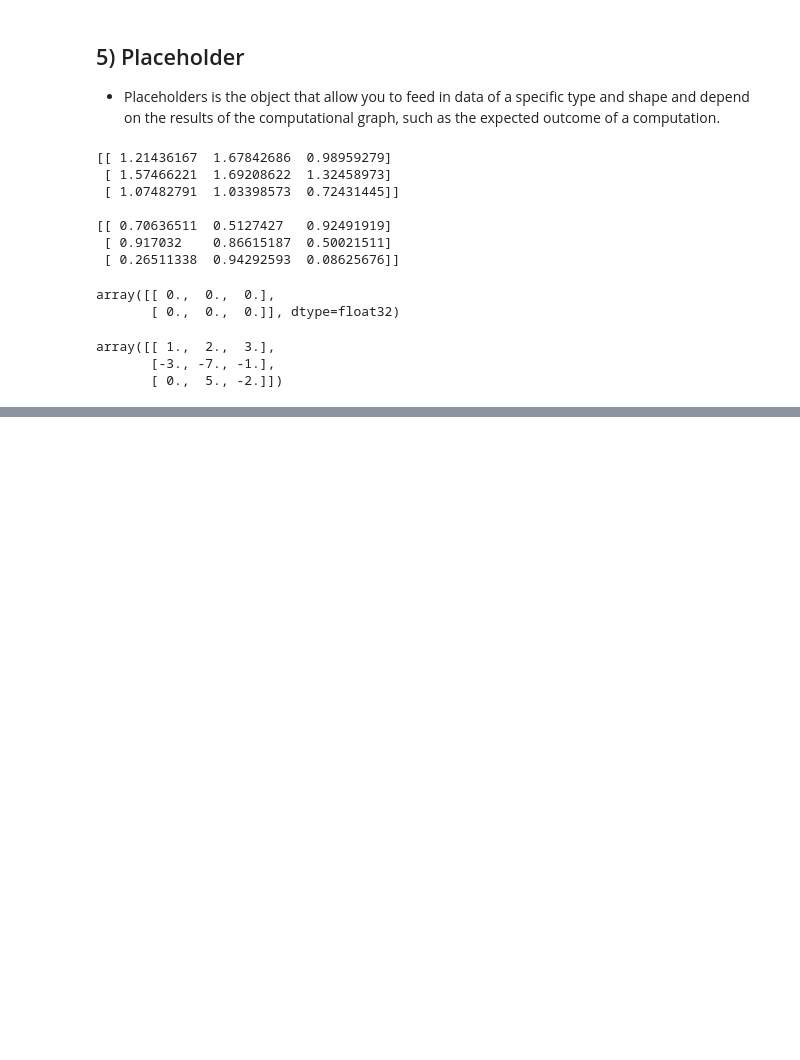
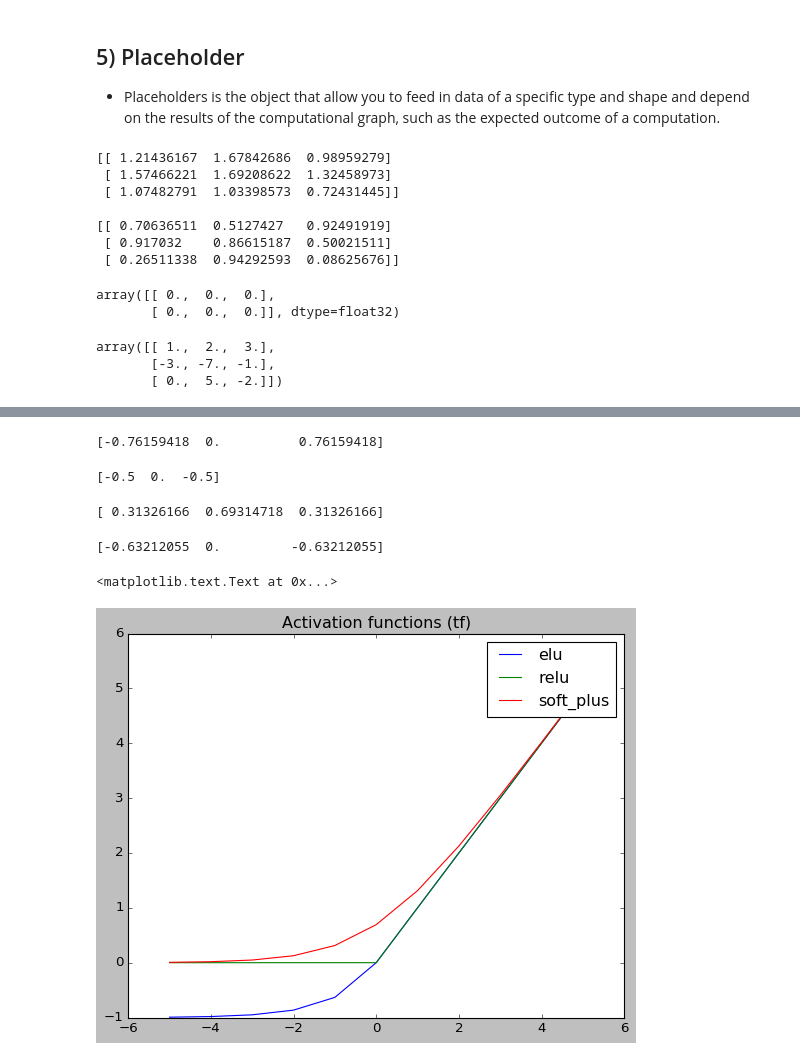
Before and after one commit to yennanliu/analysis, a Jupyter notebook: tensorflow_/Tensorflow_example1.ipynb, the cells around one changed output, grey strips where cells are left out. Saved outputs shown, nothing was run; the diff lists cells and outputs as text; code cells hidden in the pictures; blank space fills up the shorter version.

Commit message:
finish Constant , Variable , Session, Tensor,  Placeholder, and  Activation  tf demo

```diff
--- a/tensorflow_/Tensorflow_example1.ipynb
+++ b/tensorflow_/Tensorflow_example1.ipynb
@@ -32,8 +32,6 @@ import pandas as pd, numpy as np
 import matplotlib.pyplot as plt
 %matplotlib inline
 %pylab inline
-plt.style.use('ggplot')
-
 import tensorflow as tf
 # %% [output]
 Populating the interactive namespace from numpy and matplotlib
@@ -343,0 +364,45 @@ array([[ 1.,  2.,  3.],
+# %%
+# hyper tangent
+print(sess.run(tf.nn.tanh([-1., 0., 1.])))
+# %% [output]
+[-0.76159418  0.          0.76159418]
+# %%
+# softsign
+print(sess.run(tf.nn.softsign([-1., 0., -1.])))
+# %% [output]
+[-0.5  0.  -0.5]
+# %%
+# softplus
+print(sess.run(tf.nn.softplus([-1., 0., -1.])))
+# %% [output]
+[ 0.31326166  0.69314718  0.31326166]
+# %%
+# Exponential Linear Unit (ELU)
+print(sess.run(tf.nn.elu([-1., 0., -1.])))
+# %% [output]
+[-0.63212055  0.         -0.63212055]
+# %%
+# simple comparision
+xx = [-5.,-4.,-3.,-2.,-1.,0.,1.,2.,3.,4.,5.]
+elu_output=[]
+relu_output=[]
+softplus_output=[]
+
+
+for k in xx:
+    elu_output.append(sess.run(tf.nn.elu(k)))
+    relu_output.append(sess.run(tf.nn.relu(k)))
+    softplus_output.append(sess.run(tf.nn.softplus(k)))
+# %%
+# print(plt.style.available)
+plt.style.use('classic')
+
+
+plt.plot(xx, elu_output)
+plt.plot(xx, relu_output)
+plt.plot(xx, softplus_output)
+plt.legend(['elu','relu','soft_plus'])
+plt.title('Activation functions (tf)')
+# %% [output]
+<matplotlib.text.Text at 0x...>
+[figure, added]
```
Also changed, not shown: parts of 7 cells of this notebook.
